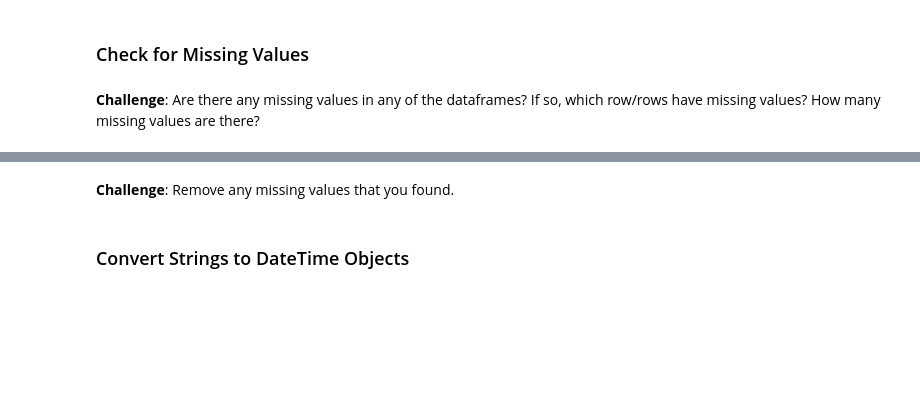
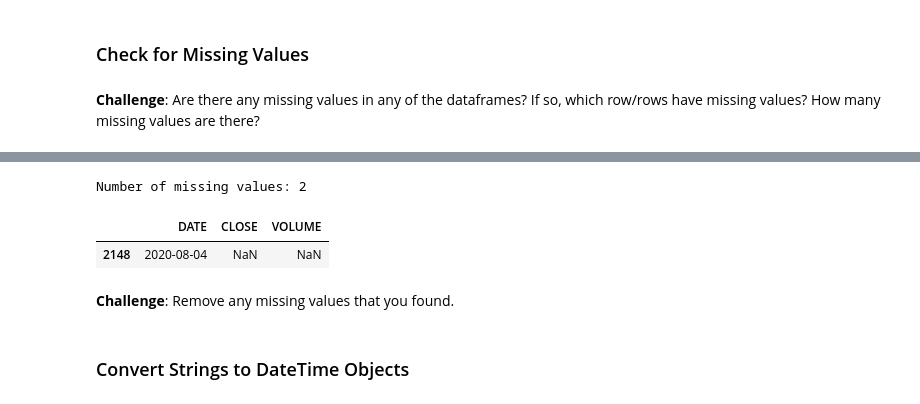
Before and after one commit to K-Musty/100-days_of_code, a Jupyter notebook: 74-day/Google_Trends_and_Data_Visualisation.ipynb, the cells around one changed output, grey strips where cells are left out. Saved outputs shown, nothing was run; the diff lists cells and outputs as text; code cells hidden in the pictures; blank space fills up the shorter version.

```diff
--- a/74-day/Google_Trends_and_Data_Visualisation.ipynb
+++ b/74-day/Google_Trends_and_Data_Visualisation.ipynb
@@ -130,4 +125,9 @@ dtype: int64
 # %%
-print(f'Number of missing values: ')
+print(f'Number of missing values: {df_btc_price.isna().values.sum()}')
+df_btc_price[df_btc_price.CLOSE.isnull()]
+# %% [output]
+Number of missing values: 2
+|  | DATE | CLOSE | VOLUME |
+| 2148 | 2020-08-04 | NaN | NaN |
 # %% [markdown]
 **Challenge**: Remove any missing values that you found.
```
Also changed, not shown: parts of 5 cells of this notebook.
